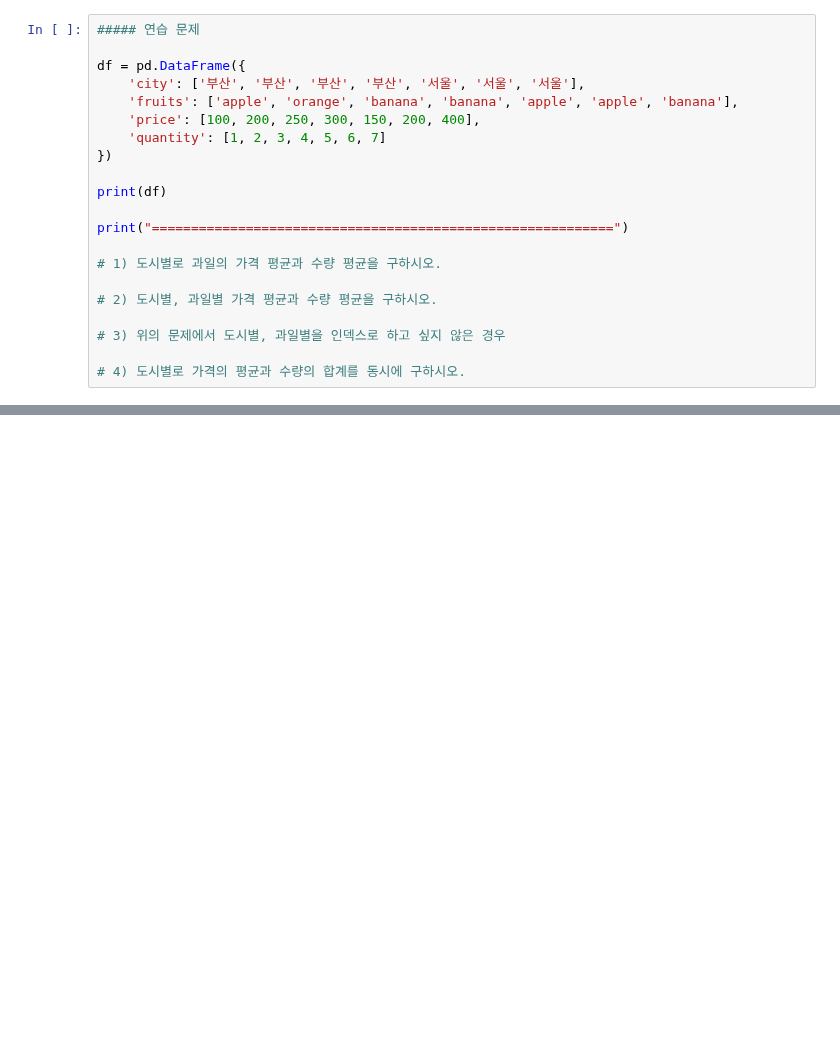
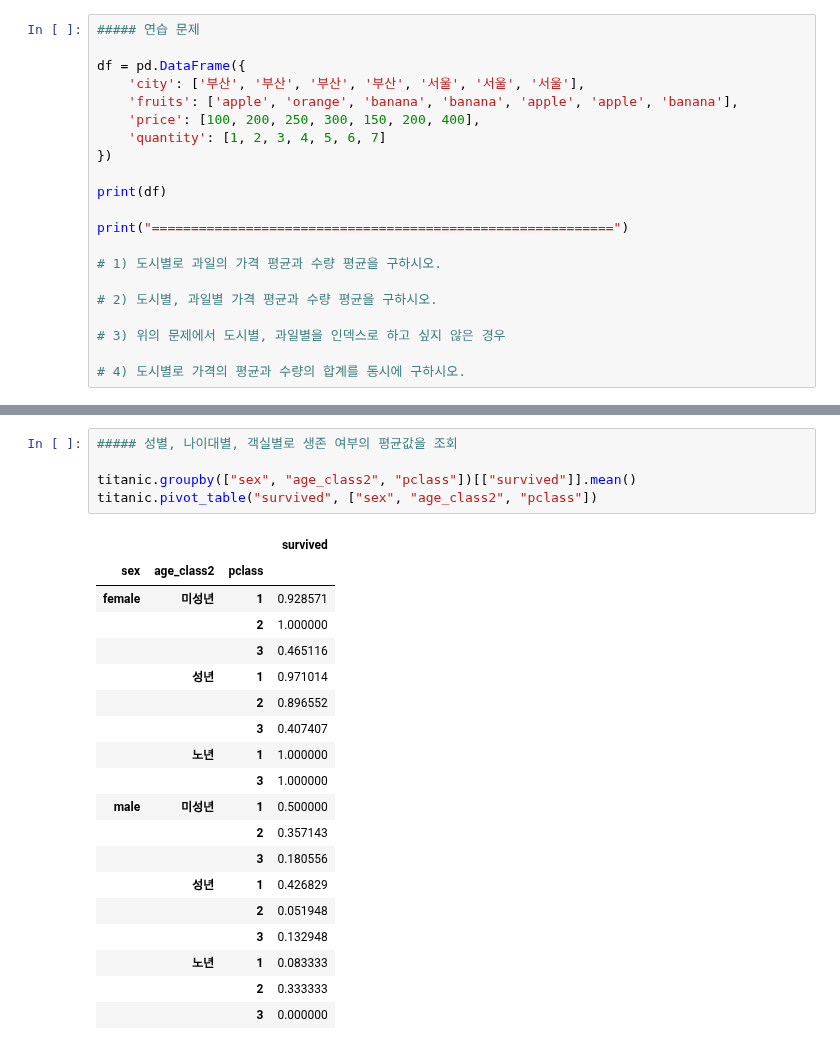
Before and after one commit to NikeLee/pythonwork, a Jupyter notebook: analysis/2_pandas.ipynb, the cells around one changed output, grey strips where cells are left out. Saved outputs shown, nothing was run; the diff lists cells and outputs as text; blank space fills up the shorter version.

```diff
--- a/analysis/2_pandas.ipynb
+++ b/analysis/2_pandas.ipynb
@@ -1929,0 +2104,25 @@ print("===========================================================")
+# %%
+##### 성별, 나이대별, 객실별로 생존 여부의 평균값을 조회
+
+titanic.groupby(["sex", "age_class2", "pclass"])[["survived"]].mean()
+titanic.pivot_table("survived", ["sex", "age_class2", "pclass"])
+# %% [output]
+|  |  |  | survived |
+| sex | age_class2 | pclass |  |
+| female | 미성년 | 1 | 0.928571 |
+|  |  | 2 | 1.000000 |
+|  |  | 3 | 0.465116 |
+|  | 성년 | 1 | 0.971014 |
+|  |  | 2 | 0.896552 |
+|  |  | 3 | 0.407407 |
+|  | 노년 | 1 | 1.000000 |
+|  |  | 3 | 1.000000 |
+| male | 미성년 | 1 | 0.500000 |
+|  |  | 2 | 0.357143 |
+|  |  | 3 | 0.180556 |
+|  | 성년 | 1 | 0.426829 |
+|  |  | 2 | 0.051948 |
+|  |  | 3 | 0.132948 |
+|  | 노년 | 1 | 0.083333 |
+|  |  | 2 | 0.333333 |
+|  |  | 3 | 0.000000 |
```
Also changed, not shown: parts of 22 cells of this notebook, 1 other file.
